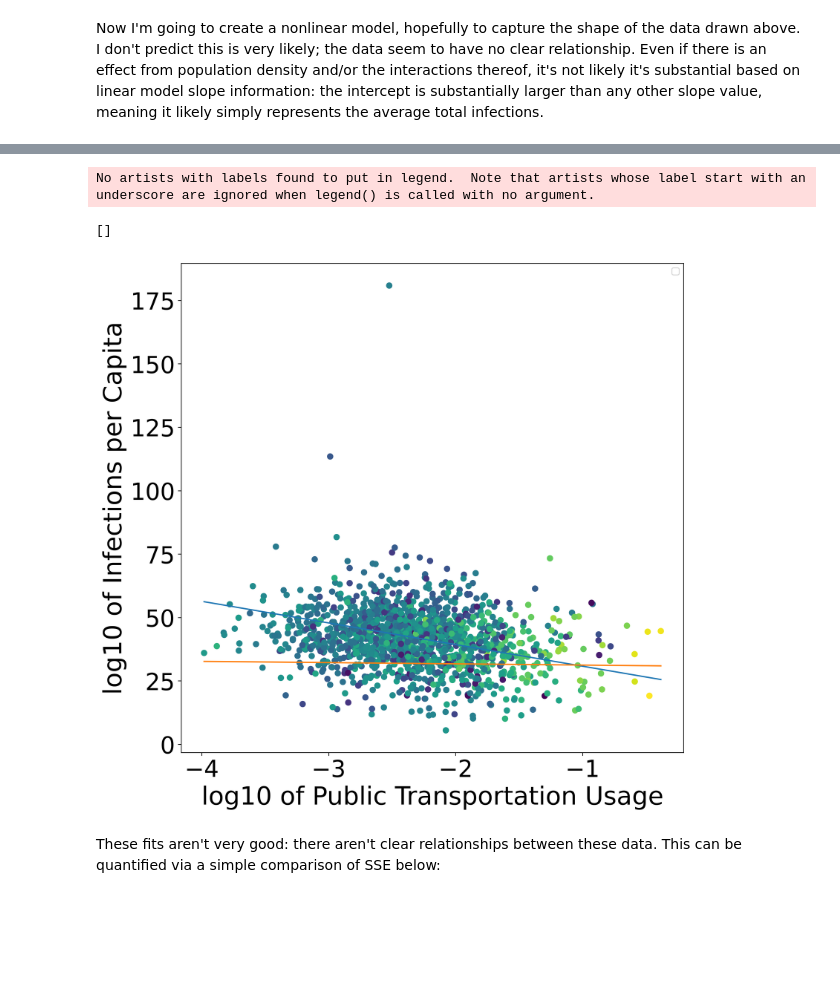
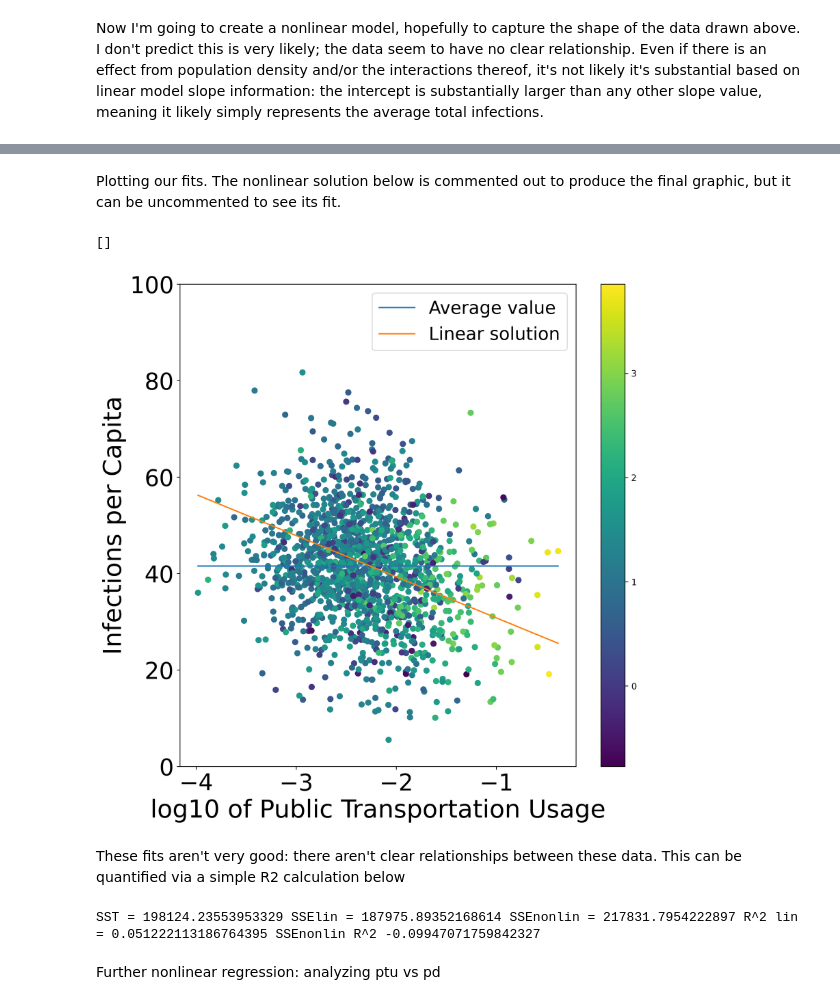
Before and after one commit to mdsnbutler/ChE_2410_Project_1_COVID-Factors, a Jupyter notebook: 3_linear_regression_and_nonlinear_minimization.ipynb, the cells around one changed output, grey strips where cells are left out. Cells and saved outputs as stored; diff of their text form; code cells hidden in the pictures; blank space fills up the shorter version.

```diff
--- a/3_linear_regression_and_nonlinear_minimization.ipynb
+++ b/3_linear_regression_and_nonlinear_minimization.ipynb
@@ -75,9 +76,6 @@ plt.tick_params(labelsize=26)
 # %% [markdown]
 Now I'm going to create a nonlinear model, hopefully to capture the shape of the data drawn above. I don't predict this is very likely; the data seem to have no clear relationship. Even if there is an effect from population density and/or the interactions thereof, it's not likely it's substantial based on linear model slope information: the intercept is substantially larger than any other slope value, meaning it likely simply represents the average total infections.
 # %%
-#lets do some minimization!
-#code takes a few minutes depending on steps size ^ 3
-
 from scipy.optimize import minimize
 import math
 
@@ -86,7 +84,7 @@ avals = []
 bvals = []
 cvals = []
 bipolarrange = 1000
-steps = 5
+steps = 20
 incrementsize = math.floor((bipolarrange*2)/steps)
 
 if steps >= 20:
@@ -95,7 +93,7 @@ if steps >= 20:
 def error(params):
         a, b, c = params
         #array of guesses
-        y = a*((logtrans + b*interaction)/ logdensity) + c
+        y = ((a + logtrans) / logdensity) + b*interaction + c
         #print(err)
         return np.sum((y-infperpop)**2)
 
@@ -133,41 +133,69 @@ plt.show()
+# %% [markdown]
+Plotting our fits. The nonlinear solution below is commented out to produce the final graphic, but it can be uncommented to see its fit.
 # %%
 gooderrorvals = []
 goodavals = []
 goodbvals = []
 goodcvals = []
 
 for k in range(len(cvals)):
-    if errorvals[k] <= 0.5E15:
+    if errorvals[k] <= 0.5E11:
         gooderrorvals.append(errorvals[k])
         goodavals.append(avals[k])
         goodbvals.append(bvals[k])
         goodcvals.append(cvals[k])
 
 gooda = np.average(goodavals)
 goodb = np.average(goodbvals)
 goodc = np.average(goodcvals)
 
 def nonlinmodel(params):
     x1, x2, x3 = params
-    y = gooda*(x1+goodb*x3)/x2+goodc
+    y = ((gooda + x1) / x2) + goodb*x3 + goodc
     return(y)
 
 nonlinxarray = [x1i, x1f]
 nonlinyarray = [nonlinmodel([x1i, x2i, x3i]), nonlinmodel([x1f, x2f, x3f])]
 
+averagexarray = [x1i, x1f]
+averageyarray = [np.average(infperpop), np.average(infperpop)]
+
 fig, ax = plt.subplots(figsize = (10, 10), dpi = 300)
 plt.scatter(logtrans, infperpop, c = logdensity)
-plt.plot(xarray, yarray)
-plt.plot(nonlinxarray, nonlinyarray)
+plt.plot(averagexarray, averageyarray, label = 'Average value')
+plt.plot(xarray, yarray, label = 'Linear solution')
+#plt.plot(nonlinxarray, nonlinyarray, label = 'Nonlinear solution')
 plt.xlabel('log10 of Public Transportation Usage', fontsize = 28)
-plt.ylabel('log10 of Infections per Capita', fontsize = 28)
+plt.ylabel('Infections per Capita', fontsize = 28)
+plt.ylim(0, 100)
 ax.set(title='')
-plt.legend()
+plt.legend(fontsize = 20)
 plt.tick_params(labelsize=26)
+plt.colorbar()
 plt.plot()
 # %% [output]
-No artists with labels found to put in legend.  Note that artists whose label start with an underscore are ignored when legend() is called with no argument.
+[]
-[]
-[figure, old version]
+[figure, new version]
 # %% [markdown]
-These fits aren't very good: there aren't clear relationships between these data. This can be quantified via a simple comparison of SSE below:
+These fits aren't very good: there aren't clear relationships between these data. This can be quantified via a simple R2 calculation below
+# %%
+SST = 0
+SSElin = 0
+SSEnonlin = 0
+
+for k in range(len(data.index)):
+    y = data.loc[k, 'infperpop']
+    logdensityval = data.loc[k, 'logdensity']
+    logtransval = data.loc[k, 'logtrans']
+    interactionval = interaction[k]
+    ylin = slopetrans*logtransval + slopedensity*logdensityval + slopeinteraction*interactionval + interceptvalue
+    ynonlin = ((logtransval + gooda)/logdensityval)+goodb*interactionval+goodc
+    SST += ((y-np.average(infperpop))**2)
+    SSElin += ((y-ylin)**2)
+    SSEnonlin += ((y-ynonlin)**2)
+
+print('SST =', SST, 'SSElin =', SSElin, 'SSEnonlin =', SSEnonlin, 'R^2 lin =', ((SST-SSElin)/SST), 'SSEnonlin R^2', ((SST-SSEnonlin)/SST))
+# %% [output]
+SST = 198124.23553953329 SSElin = 187975.89352168614 SSEnonlin = 217831.7954222897 R^2 lin = 0.051222113186764395 SSEnonlin R^2 -0.09947071759842327
+# %% [markdown]
+Further nonlinear regression: analyzing ptu vs pd
```
Also changed, not shown: parts of 7 cells of this notebook, 11 other files.
